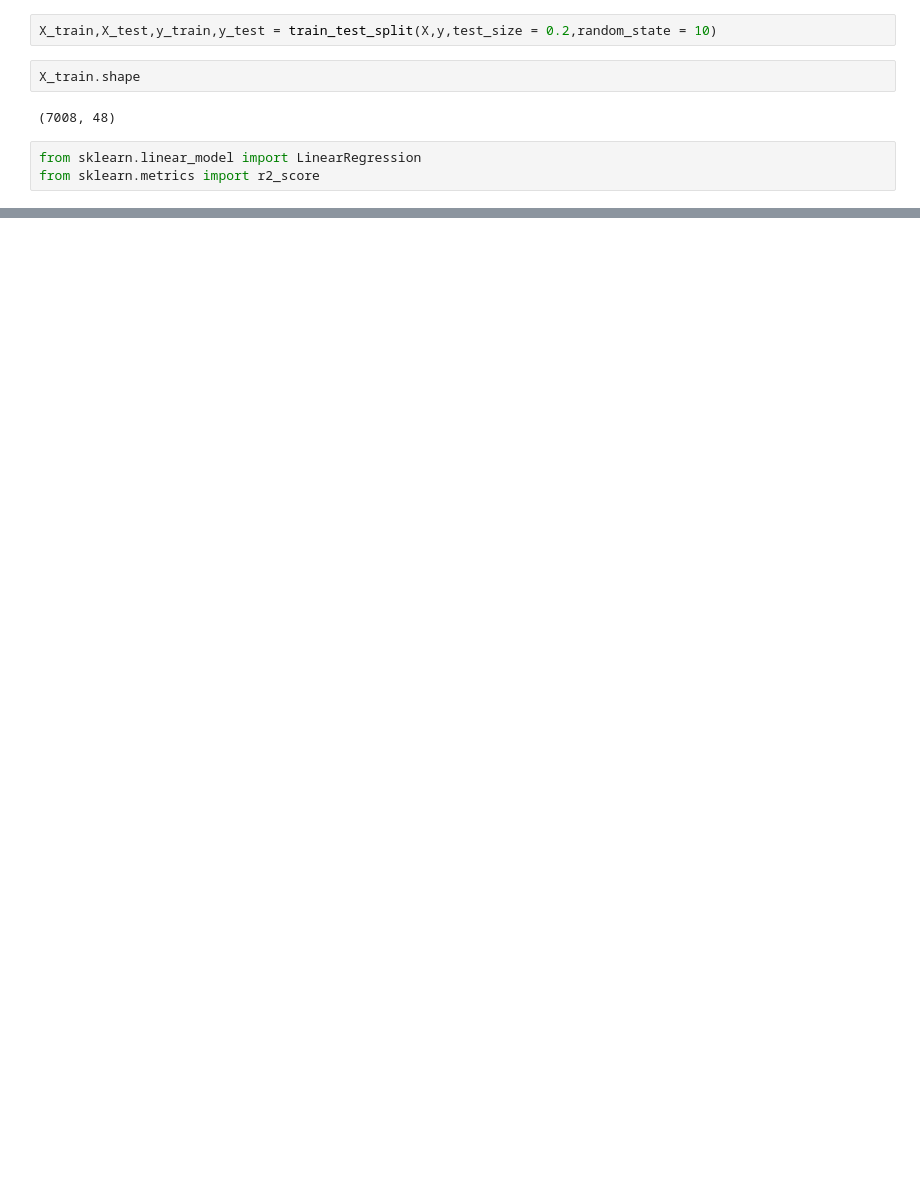
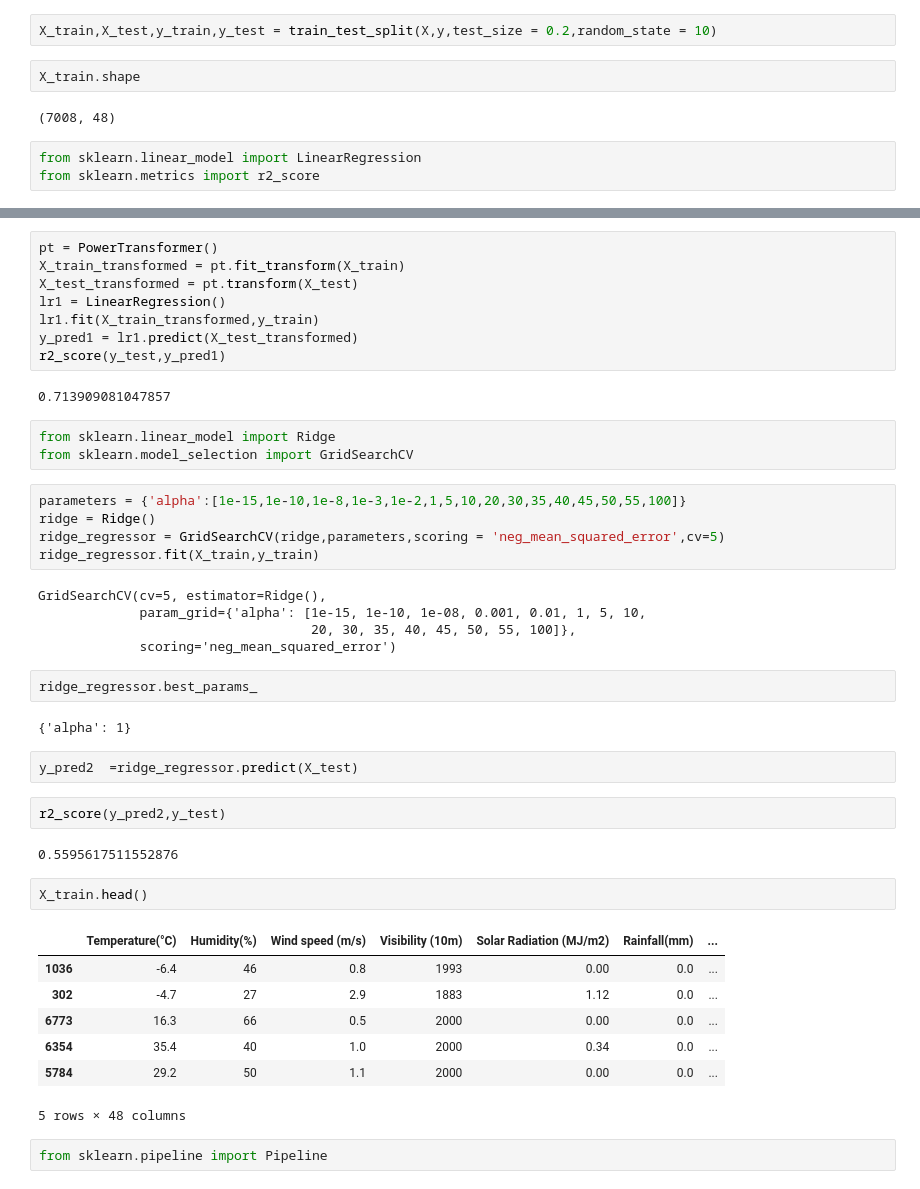
Before and after one commit to josevypz/EDA-Telecom-churn, a Jupyter notebook: seoulbikedata.ipynb, the cells around one changed output, grey strips where cells are left out. Drawn from its saved outputs; the diff is of its cells as text; blank space fills up the shorter version.

```diff
--- a/seoulbikedata.ipynb
+++ b/seoulbikedata.ipynb
@@ -369,0 +386,45 @@ y_pred = lr.predict(X_test)
+# %%
+pt = PowerTransformer()
+X_train_transformed = pt.fit_transform(X_train)
+X_test_transformed = pt.transform(X_test)
+lr1 = LinearRegression()
+lr1.fit(X_train_transformed,y_train)
+y_pred1 = lr1.predict(X_test_transformed)
+r2_score(y_test,y_pred1)
+# %% [output]
+0.713909081047857
+# %%
+from sklearn.linear_model import Ridge
+from sklearn.model_selection import GridSearchCV
+# %%
+parameters = {'alpha':[1e-15,1e-10,1e-8,1e-3,1e-2,1,5,10,20,30,35,40,45,50,55,100]}
+ridge = Ridge()
+ridge_regressor = GridSearchCV(ridge,parameters,scoring = 'neg_mean_squared_error',cv=5)
+ridge_regressor.fit(X_train,y_train)
+# %% [output]
+GridSearchCV(cv=5, estimator=Ridge(),
+             param_grid={'alpha': [1e-15, 1e-10, 1e-08, 0.001, 0.01, 1, 5, 10,
+                                   20, 30, 35, 40, 45, 50, 55, 100]},
+             scoring='neg_mean_squared_error')
+# %%
+ridge_regressor.best_params_
+# %% [output]
+{'alpha': 1}
+# %%
+y_pred2  =ridge_regressor.predict(X_test)
+# %%
+r2_score(y_pred2,y_test)
+# %% [output]
+0.5595617511552876
+# %%
+X_train.head()
+# %% [output]
+|  | Temperature(°C) | Humidity(%) | Wind speed (m/s) | Visibility (10m) | Solar Radiation (MJ/m2) | Rainfall(mm) | ... |
+| 1036 | -6.4 | 46 | 0.8 | 1993 | 0.00 | 0.0 | ... |
+| 302 | -4.7 | 27 | 2.9 | 1883 | 1.12 | 0.0 | ... |
+| 6773 | 16.3 | 66 | 0.5 | 2000 | 0.00 | 0.0 | ... |
+| 6354 | 35.4 | 40 | 1.0 | 2000 | 0.34 | 0.0 | ... |
+| 5784 | 29.2 | 50 | 1.1 | 2000 | 0.00 | 0.0 | ... |
+5 rows × 48 columns
+# %%
+from sklearn.pipeline import Pipeline
```
Also changed, not shown: parts of 13 cells of this notebook.
